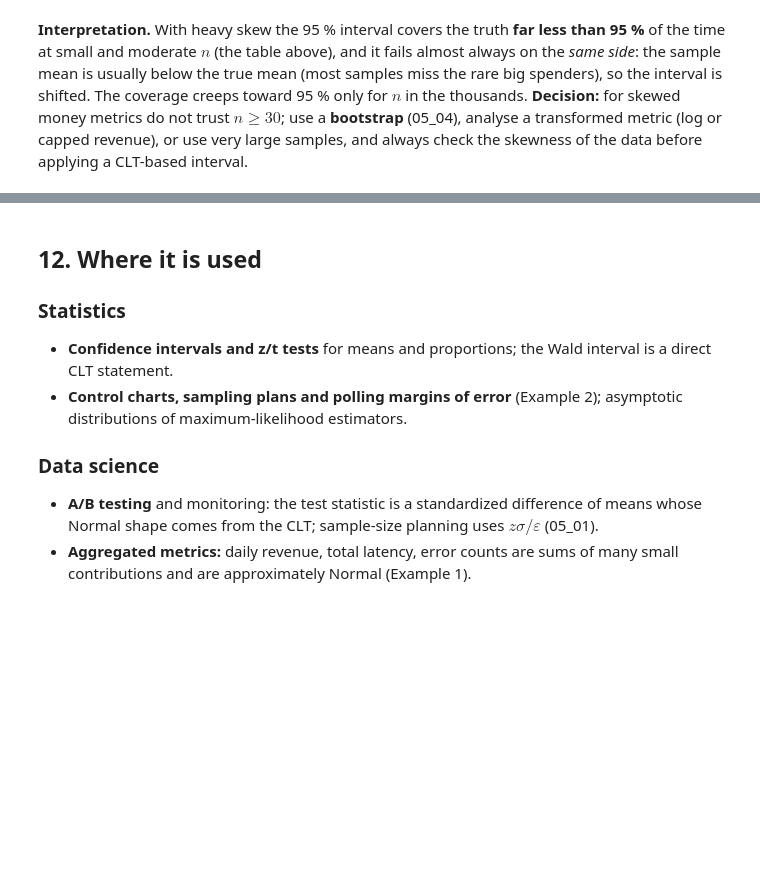
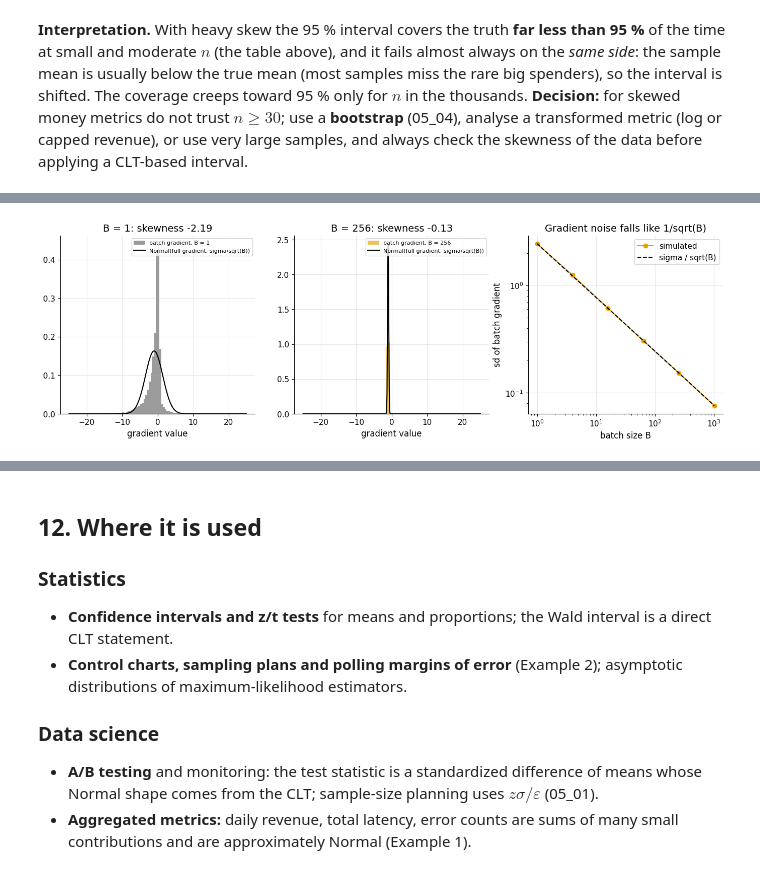
Before and after one commit to AhmedMostafaAttiaaa/distributions-irl, a Jupyter notebook: module_05_sampling/notebooks/05_02_central_limit_theorem.ipynb, the cells around one changed output, grey strips where cells are left out. Drawn from its saved outputs; the diff is of its cells as text; code cells hidden in the pictures; blank space fills up the shorter version.

```diff
--- a/module_05_sampling/notebooks/05_02_central_limit_theorem.ipynb
+++ b/module_05_sampling/notebooks/05_02_central_limit_theorem.ipynb
@@ -534,0 +552,18 @@ share of z above 2 at n = 1000: 0.0297 (Normal: 0.0228); share below -2: 0.0 (No
+# %%
+ai_rng = np.random.default_rng(7)
+N_ex = 200_000
+x_feat = ai_rng.normal(size=N_ex)
+noise = ai_rng.exponential(1.0, N_ex) - 1.0                 # skewed, mean 0
+y_tgt = 2.0 * x_feat + noise
+w = 1.5                                                      # current weight (true 2.0)
+per_example_grad = -2 * x_feat * (y_tgt - w * x_feat)        # gradient of the squared error in w, one value per example
+full_grad, sigma_g = per_example_grad.mean(), per_example_grad.std()
+print(f"per-example gradient: mean {full_grad:.3f}, sd {sigma_g:.3f}, skewness {stats.skew(per_example_grad):.2f}, excess kurtosis {stats.kurtosis(per_example_grad):.1f}")
+rows = []
+for B in [1, 4, 16, 64, 256, 1024]:
+    idx_b = ai_rng.integers(0, N_ex, (20_000, B))
+    gb = per_example_grad[idx_b].mean(axis=1)
+    rows.append({"batch B": B, "sd of batch gradient": gb.std(), "sigma/sqrt(B)": sigma_g / np.sqrt(B), "skewness": stats.skew(gb)})
+grad_table = pd.DataFrame(rows).round(3)
+print(grad_table.to_string(index=False))
+assert np.allclose(grad_table["sd of batch gradient"], grad_table["sigma/sqrt(B)"], rtol=0.05)
@@ -534,0 +579,14 @@ share of z above 2 at n = 1000: 0.0297 (Normal: 0.0228); share below -2: 0.0 (No
+# %%
+fig, axes = plt.subplots(1, 3, figsize=(17, 4.6))
+for ax, B, color in zip(axes[:2], [1, 256], [NEUTRAL, SIM]):
+    gb = per_example_grad[ai_rng.integers(0, N_ex, (30_000, B))].mean(axis=1)
+    ax.hist(gb, bins=100, density=True, range=(-25, 25), color=color, alpha=0.65, label=f"batch gradient, B = {B}")
+    g = np.linspace(-25, 25, 400)
+    ax.plot(g, stats.norm.pdf(g, full_grad, sigma_g / np.sqrt(B)), color="black", label="Normal(full gradient, sigma/sqrt(B))")
+    ax.set_title(f"B = {B}: skewness {stats.skew(gb):.2f}"); ax.set_xlabel("gradient value"); ax.legend(fontsize=8)
+axes[2].loglog(grad_table["batch B"], grad_table["sd of batch gradient"], "o-", color=SIM, label="simulated")
+axes[2].loglog(grad_table["batch B"], grad_table["sigma/sqrt(B)"], "--", color="black", label="sigma / sqrt(B)")
+axes[2].set_title("Gradient noise falls like 1/sqrt(B)"); axes[2].set_xlabel("batch size B"); axes[2].set_ylabel("sd of batch gradient"); axes[2].legend()
+plt.show()
+# %% [output]
+[figure, added]
```
Also changed, not shown: parts of 16 cells of this notebook.
